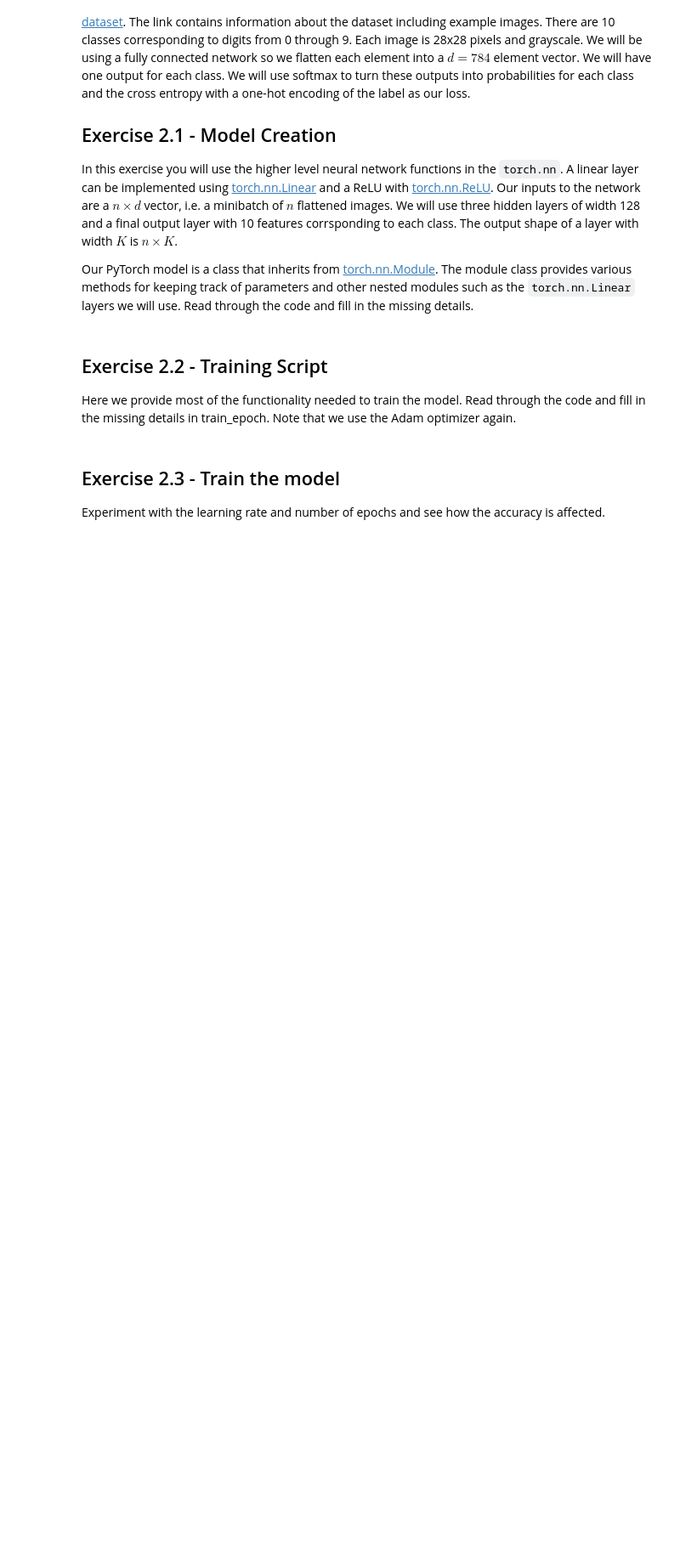
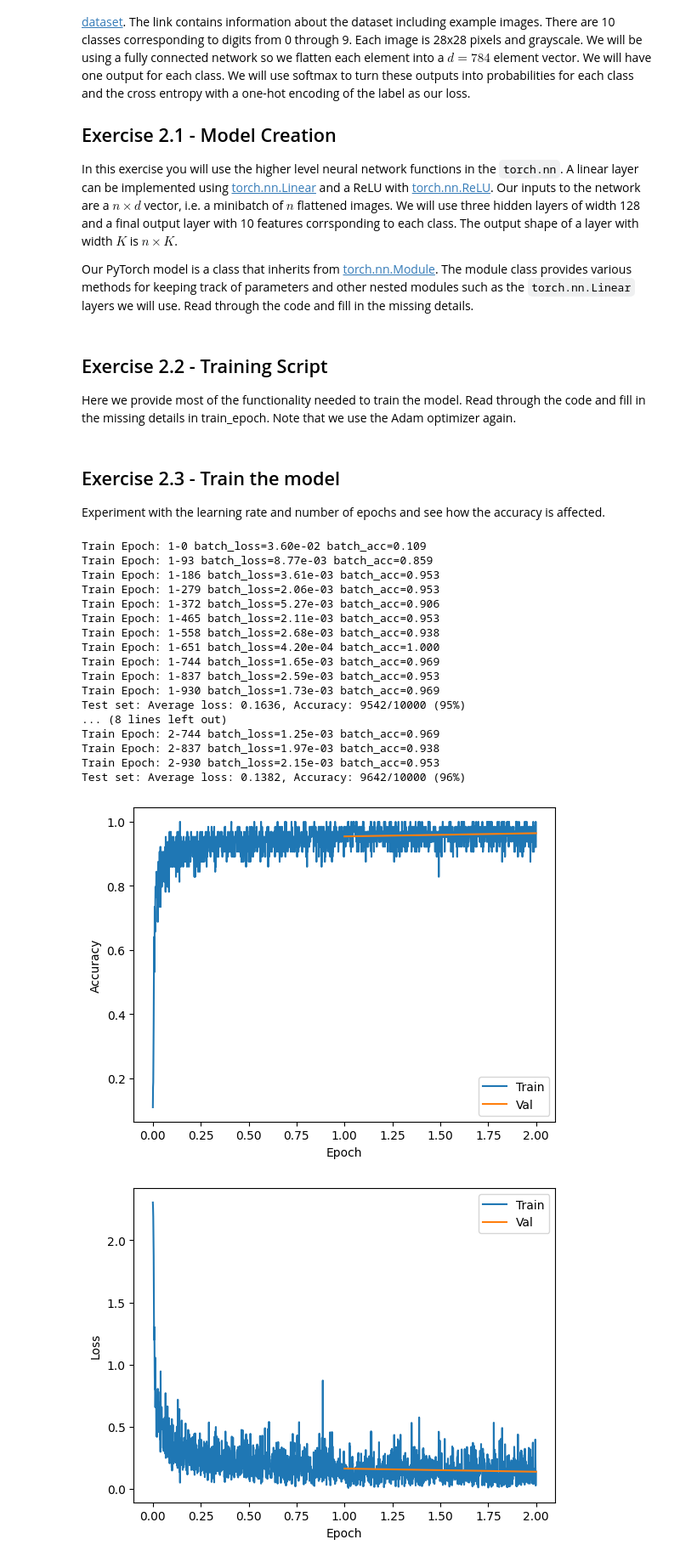
Before and after one commit to FarukZahiragic/ML_course, a Jupyter notebook: labs/ex07/template/ex07.ipynb, the cells around one changed output. Shown at 85% size. Cells and saved outputs as stored; diff of their text form; code cells hidden in the pictures; blank space fills up the shorter version.

```diff
--- a/labs/ex07/template/ex07.ipynb
+++ b/labs/ex07/template/ex07.ipynb
@@ -410,16 +410,12 @@ def train_epoch(model, device, train_loader, optimizer, epoch, criterion):
     loss_history = []
     accuracy_history = []
     for batch_idx, (data, target) in enumerate(train_loader):
-        # ***************************************************
-        # INSERT YOUR CODE HERE
-        # ***************************************************
-        # TODO: Move data and target to the specified device
-        output = None  # TODO
-        loss = None  # TODO
-        # TODO Backpropagate
-        # TODO Optimizer step
-        # TODO Zero the gradients
-        raise NotImplementedError
+        data, target = data.to(device), target.to(device)
+        output = model(data)
+        loss = criterion(output, target)
+        loss.backward()
+        optimizer.step()
+        optimizer.zero_grad()
 
         pred = output.argmax(dim=1, keepdim=True)
         correct = pred.eq(target.view_as(pred)).sum().item()
@@ -574,8 +570,28 @@ Experiment with the learning rate and number of epochs and see how the accuracy
 # %%
 # TODO: Play around with these settings
 lr = 5e-3
-batch_size = 128
+batch_size = 64
 num_epochs = 2
 device = torch.device("cuda" if torch.cuda.is_available() else "cpu")
 
 run_mnist_training(num_epochs, lr, batch_size, device)
+# %% [output]
+Train Epoch: 1-0 batch_loss=3.60e-02 batch_acc=0.109
+Train Epoch: 1-93 batch_loss=8.77e-03 batch_acc=0.859
+Train Epoch: 1-186 batch_loss=3.61e-03 batch_acc=0.953
+Train Epoch: 1-279 batch_loss=2.06e-03 batch_acc=0.953
+Train Epoch: 1-372 batch_loss=5.27e-03 batch_acc=0.906
+Train Epoch: 1-465 batch_loss=2.11e-03 batch_acc=0.953
+Train Epoch: 1-558 batch_loss=2.68e-03 batch_acc=0.938
+Train Epoch: 1-651 batch_loss=4.20e-04 batch_acc=1.000
+Train Epoch: 1-744 batch_loss=1.65e-03 batch_acc=0.969
+Train Epoch: 1-837 batch_loss=2.59e-03 batch_acc=0.953
+Train Epoch: 1-930 batch_loss=1.73e-03 batch_acc=0.969
+Test set: Average loss: 0.1636, Accuracy: 9542/10000 (95%)
+... (8 lines left out)
+Train Epoch: 2-744 batch_loss=1.25e-03 batch_acc=0.969
+Train Epoch: 2-837 batch_loss=1.97e-03 batch_acc=0.938
+Train Epoch: 2-930 batch_loss=2.15e-03 batch_acc=0.953
+Test set: Average loss: 0.1382, Accuracy: 9642/10000 (96%)
+[figure, added]
+[figure, added]
```
Also changed, not shown: parts of 1 cell of this notebook.
